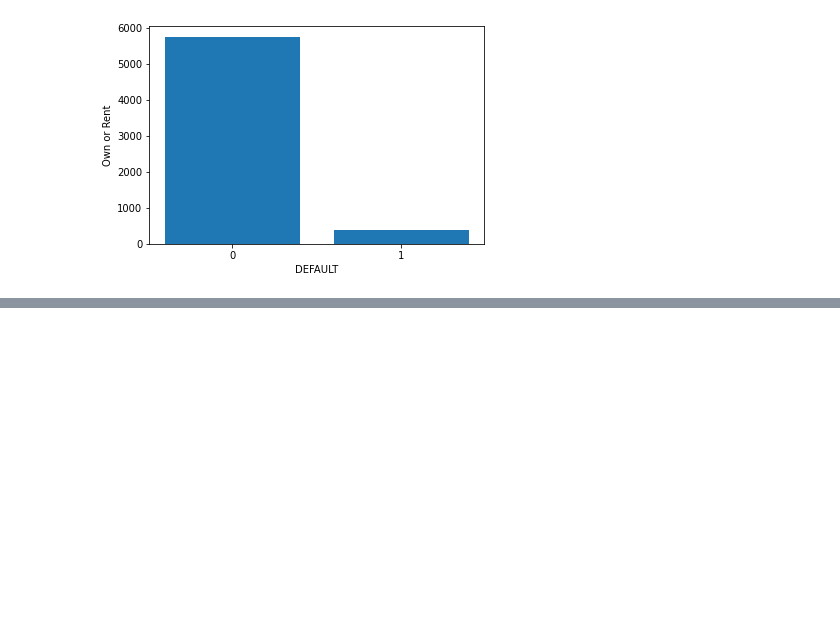
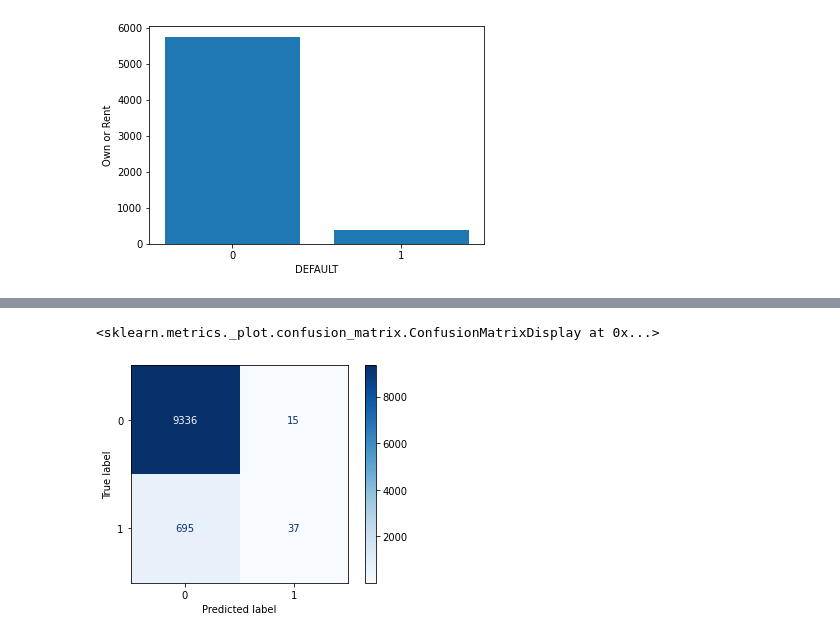
Before and after one commit to XcLyBr/Defaulting-Card-Payment, a Jupyter notebook: DefaultingCreditCards.ipynb, the cells around one changed output, grey strips where cells are left out. Cells and saved outputs as stored; diff of their text form; code cells hidden in the pictures; blank space fills up the shorter version.

```diff
--- a/DefaultingCreditCards.ipynb
+++ b/DefaultingCreditCards.ipynb
@@ -378,0 +564,3 @@ At this point, I'm still having a though decision whether to drop 'AGE' or not.
+# %%
+# Instantiate the Model
+knn = KNeighborsClassifier()
@@ -378,0 +625,8 @@ At this point, I'm still having a though decision whether to drop 'AGE' or not.
+# %%
+params = {'kneighborsclassifier__n_neighbors' : range(1,20,2),
+          'kneighborsclassifier__weights' : ["uniform", "distance"],
+          'kneighborsclassifier__p' : [2,3,4]}
+# %%
+knn_grid = GridSearchCV(knnpipe, params)
+
+knn_grid.fit(X_train, y_train)
@@ -378,0 +677,5 @@ At this point, I'm still having a though decision whether to drop 'AGE' or not.
+# %%
+ConfusionMatrixDisplay.from_estimator(knnpipe, X_train, y_train, cmap = "Blues")
+# %% [output]
+<sklearn.metrics._plot.confusion_matrix.ConfusionMatrixDisplay at 0x...>
+[figure, added]
```
Also changed, not shown: parts of 66 cells of this notebook.
